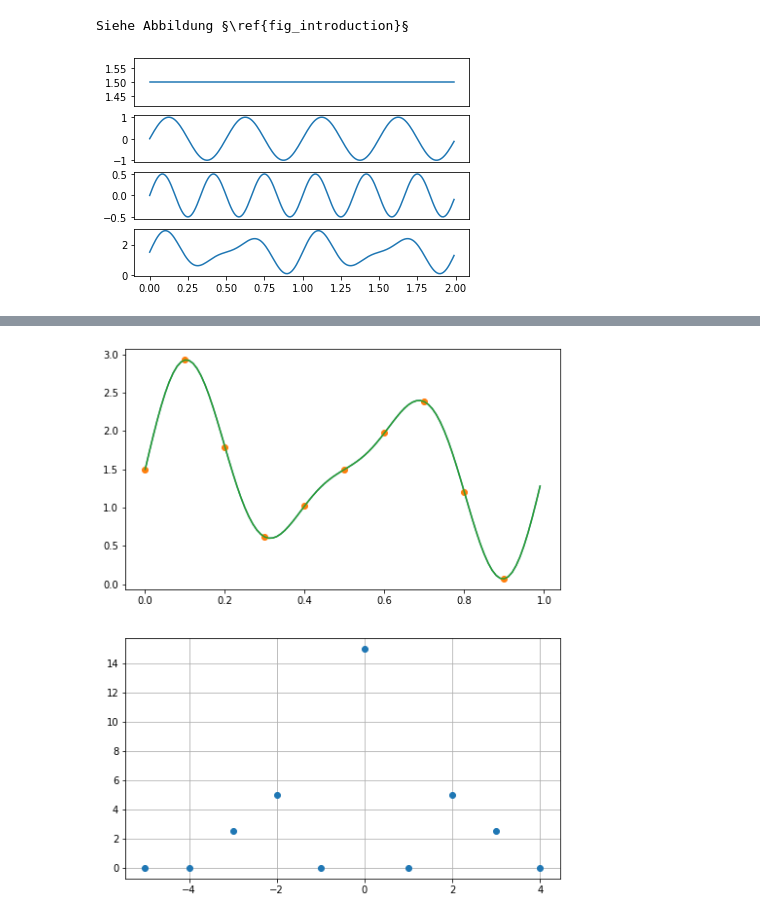
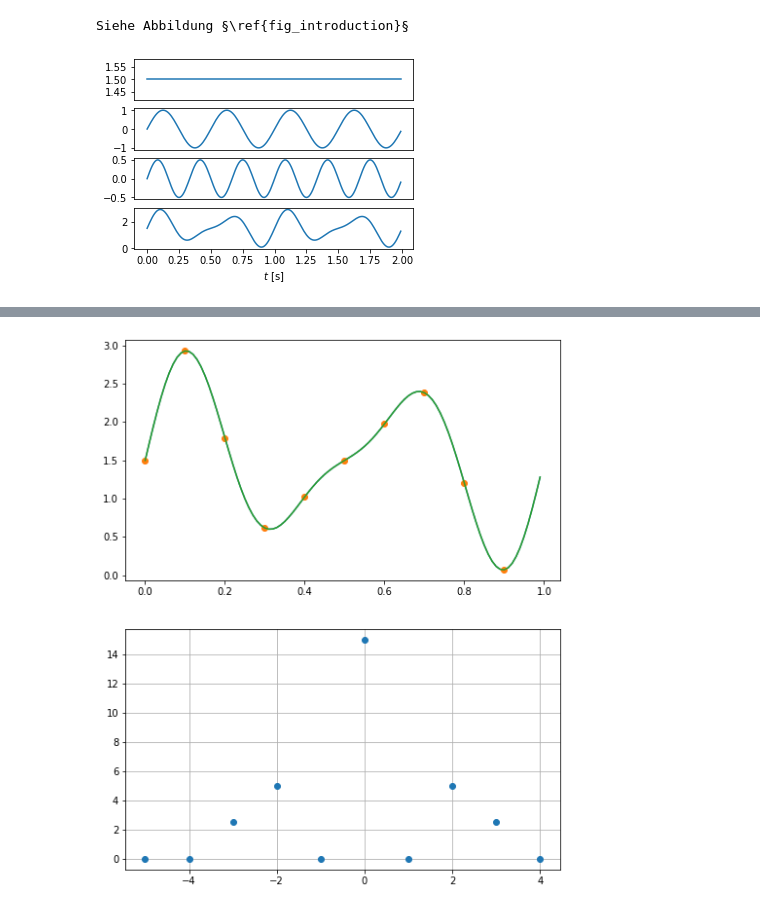
Before and after one commit to python-fuer-ingenieure/notebooks, a Jupyter notebook: kap_fourier.ipynb, the cells around one changed output, grey strips where cells are left out. Drawn from its saved outputs; the diff is of its cells as text; code cells hidden in the pictures.

```diff
--- a/kap_fourier.ipynb
+++ b/kap_fourier.ipynb
@@ -12,22 +12,24 @@ def show_book(figname):
 # %%
 ts = np.arange(0, 2, 1e-2)  # interessant ist, wenn das intervall so ist, dass das signal nicht periodisch wird
 y1 = np.ones(len(ts)) * 1.5
 y2 = np.sin(2*pi*ts*2)
 y3 = 0.5*np.sin(2*pi*ts*3)
 
+plt.figure(figsize=(5, 3.5))
 plt.subplot(411)
 plt.plot(ts, y1)
 plt.xticks([])
 plt.subplot(412)
 plt.plot(ts, y2)
 plt.xticks([])
 plt.subplot(413)
 plt.plot(ts, y3)
 plt.xticks([])
 plt.subplot(414)
 plt.plot(ts, y1+y2+y3)
+plt.xlabel("$t$ [s]")
 
 show_book('introduction')
 # %% [output]
 Siehe Abbildung §\ref{fig_introduction}§
-[figure, old version]
+[figure, new version]
```
Also changed, not shown: parts of 166 cells of this notebook, 2 other files.
